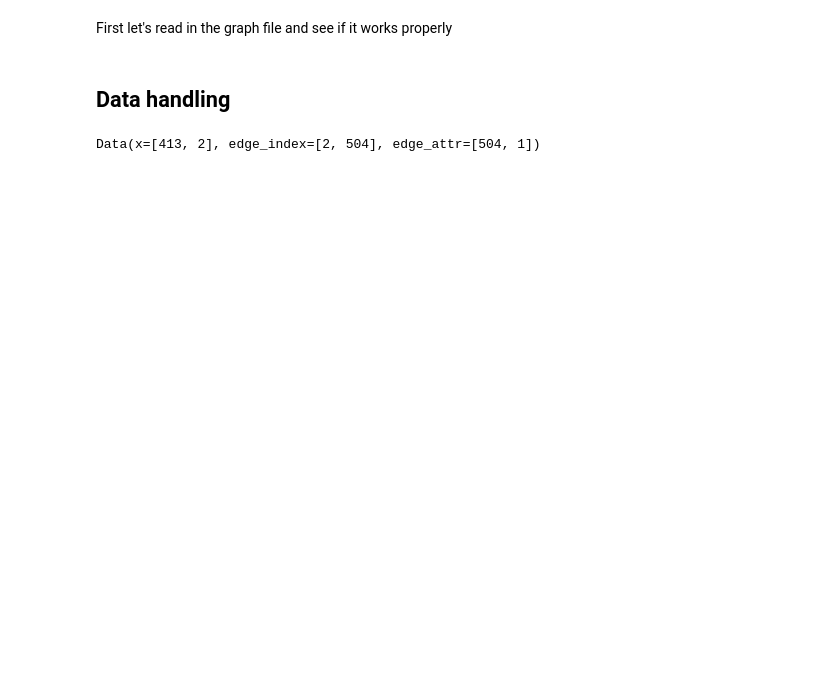
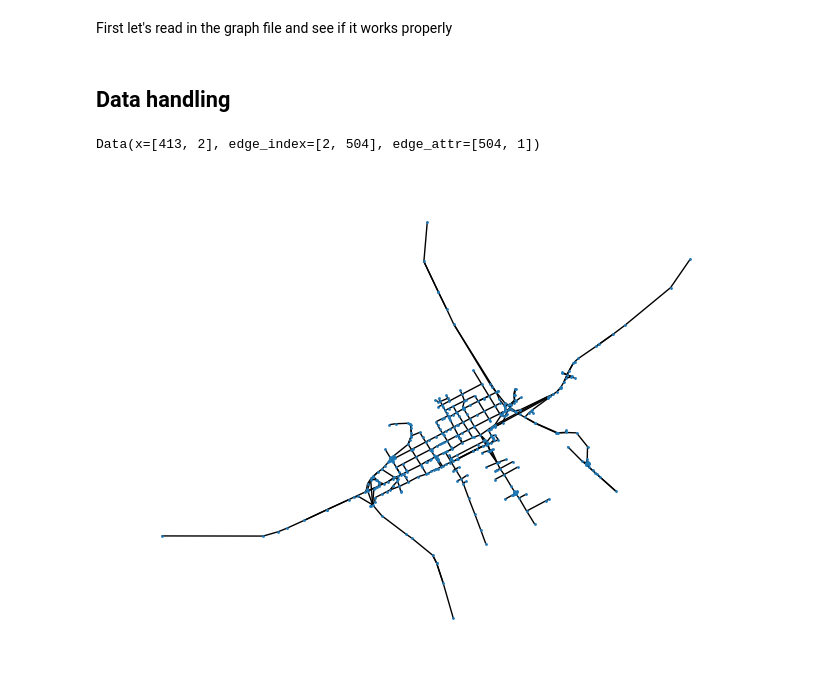
Before and after one commit to Nemesaaa/Projectlab, a Jupyter notebook: gnn.ipynb, the cells around one changed output. Saved outputs shown, nothing was run; the diff lists cells and outputs as text; code cells hidden in the pictures; blank space fills up the shorter version.

Commit message:
színes gráf plot

```diff
--- a/gnn.ipynb
+++ b/gnn.ipynb
@@ -90,16 +91,19 @@ def nx_to_pyg(graph):
 #Function to plot the graph
 def plot_graph(G):
     pos = nx.get_node_attributes(G, 'pos')
-    nx.draw(G, pos, with_labels=False, node_size=10)
+    nx.draw(G, pos, with_labels=False, node_size=1)
     plt.show()
+
 Graph = read_sumo_net('s_gyor.net.xml')
 # %%
 G1 = read_sumo_net('s_gyor.net.xml')
 G2 = add_edge_features_from_xml(G1,'gyor_forg_15_min.xml',"0.00")
 pyg_data = nx_to_pyg(G2)
 print(pyg_data)
+plot_graph(G1)
 # %% [output]
 Data(x=[413, 2], edge_index=[2, 504], edge_attr=[504, 1])
+[figure, added]
 # %%
 G2 = add_edge_features_from_xml(G1,'gyor_forg_15_min.xml',"10800.00")
 G3 = add_edge_features_from_xml(G1,'gyor_forg_15_min.xml',"9000.00")
```
Also changed, not shown: parts of 7 cells of this notebook.
